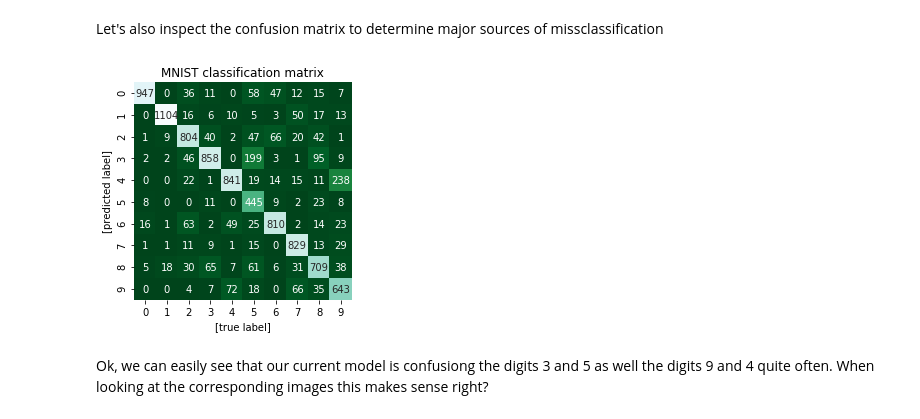
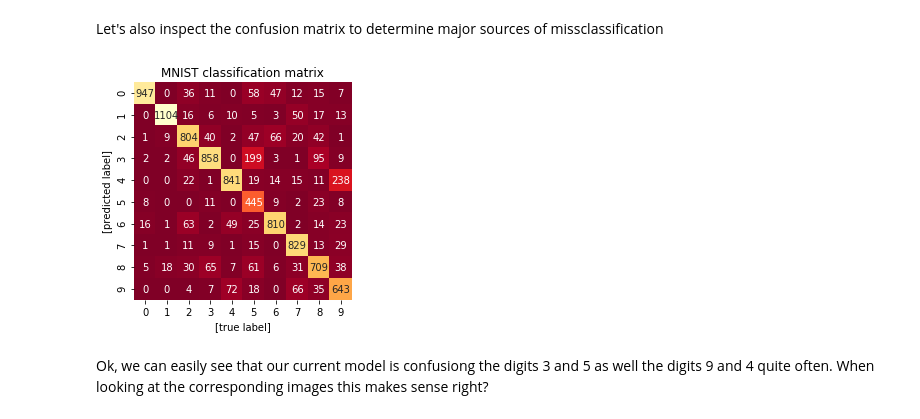
Before and after one commit to GitiHubi/CFDS, a Jupyter notebook: lab_05/cfds_colab_05.ipynb, the cells around one changed output. Cells and saved outputs as stored; diff of their text form; code cells hidden in the pictures.

```diff
--- a/lab_05/cfds_colab_05.ipynb
+++ b/lab_05/cfds_colab_05.ipynb
@@ -548,14 +548,14 @@ Let's also inspect the confusion matrix to determine major sources of missclassi
 # %%
 # determine classification matrix of the predicted and target classes
 mat = confusion_matrix(mnist_eval_data.targets, predictions)
 
 # plot corresponding confusion matrix
-sns.heatmap(mat.T, square=True, annot=True, fmt='d', cbar=False, cmap='BuGn_r', xticklabels=range(0,10), yticklabels=range(0,10))
+sns.heatmap(mat.T, square=True, annot=True, fmt='d', cbar=False, cmap='YlOrRd_r', xticklabels=range(0,10), yticklabels=range(0,10))
 plt.title('MNIST classification matrix')
 plt.xlabel('[true label]')
 plt.ylabel('[predicted label]');
 # %% [output]
-[figure, old version]
+[figure, new version]
 # %% [markdown]
 Ok, we can easily see that our current model is confusiong the digits 3 and 5 as well the digits 9 and 4 quite often. When looking at the corresponding images this makes sense right?
 # %% [markdown]
```
